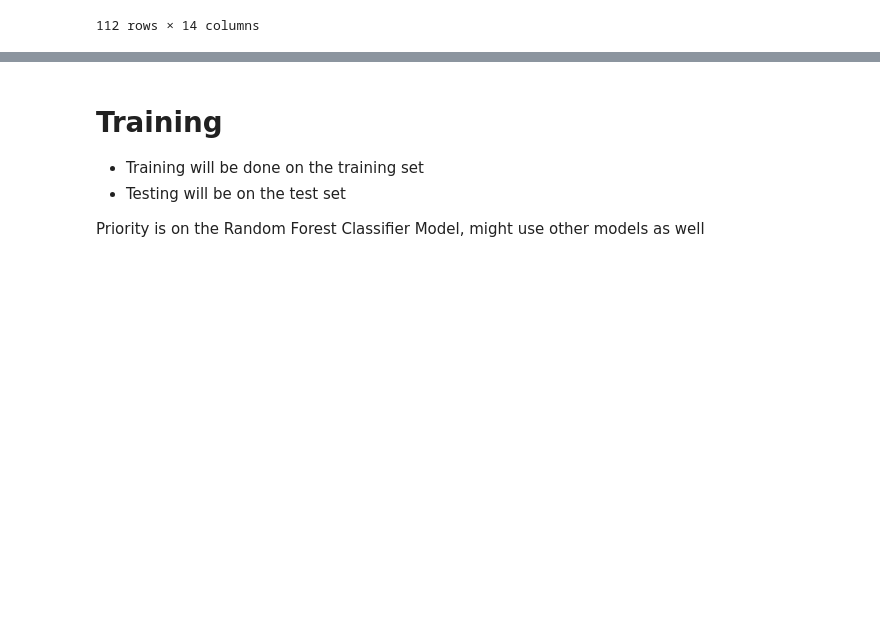
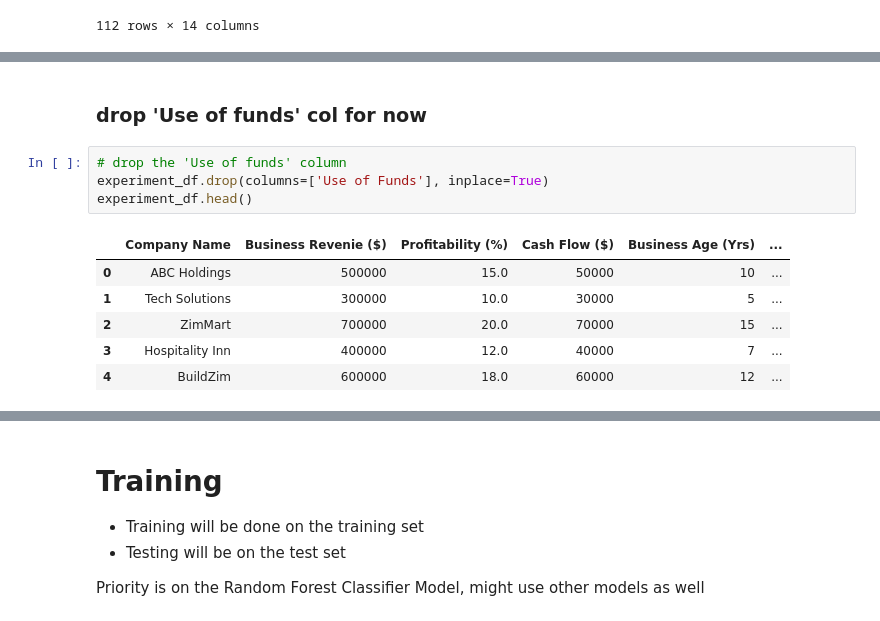
Before and after one commit to GoldenEye37/loan-approval-using-machine-learning-and-external-data-sources, a Jupyter notebook: loan_approval_using_machine_learning_and_external_data_sources.ipynb, the cells around one changed output, grey strips where cells are left out. Saved outputs shown, nothing was run; the diff lists cells and outputs as text; blank space fills up the shorter version.

```diff
--- a/loan_approval_using_machine_learning_and_external_data_sources.ipynb
+++ b/loan_approval_using_machine_learning_and_external_data_sources.ipynb
@@ -1322,0 +1343,13 @@ experiment_df
+# %% [markdown]
+### drop 'Use of funds' col for now
+# %%
+# drop the 'Use of funds' column
+experiment_df.drop(columns=['Use of Funds'], inplace=True)
+experiment_df.head()
+# %% [output]
+|  | Company Name | Business Revenie ($) | Profitability (%) | Cash Flow ($) | Business Age (Yrs) | ... |
+| 0 | ABC Holdings | 500000 | 15.0 | 50000 | 10 | ... |
+| 1 | Tech Solutions | 300000 | 10.0 | 30000 | 5 | ... |
+| 2 | ZimMart | 700000 | 20.0 | 70000 | 15 | ... |
+| 3 | Hospitality Inn | 400000 | 12.0 | 40000 | 7 | ... |
+| 4 | BuildZim | 600000 | 18.0 | 60000 | 12 | ... |
```
Also changed, not shown: parts of 7 cells of this notebook.
